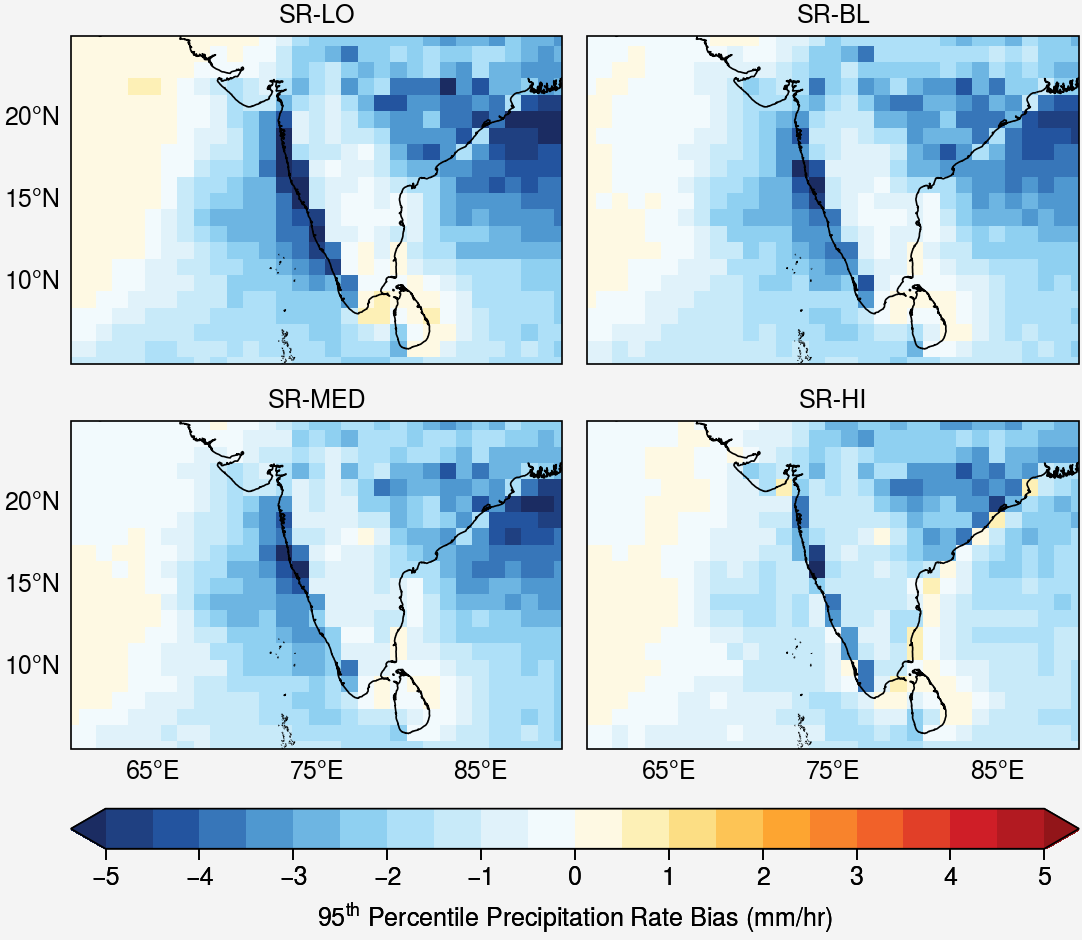
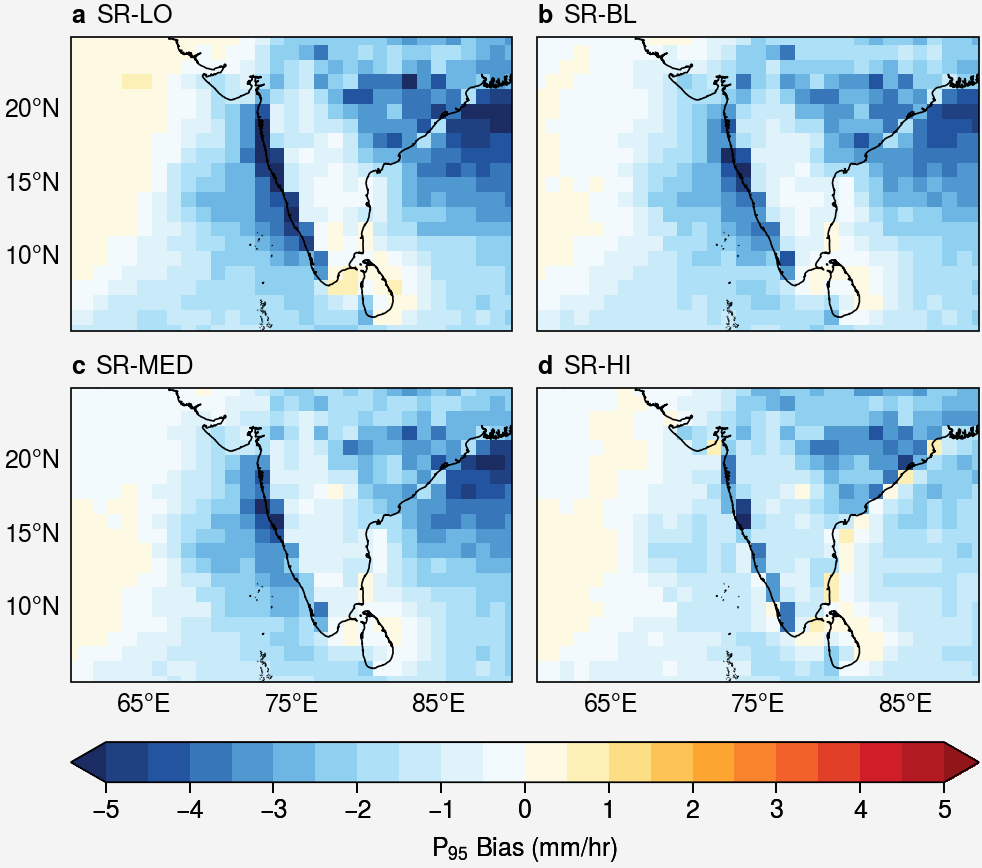
Code edit (unified diff) that turned the first committed figure into the second:
--- before
+++ after
@@ -1,3 +1,3 @@
-fig,axs = pplt.subplots(nrows=2,ncols=2,proj='cyl',figwidth=5.5,share=True)
+fig,axs = pplt.subplots(nrows=2,ncols=2,proj='cyl',figwidth=5,share=True)
 axs.format(coast=True,latlim=LATRANGE,lonlim=LONRANGE,latlines=[10,15,20],lonlines=[65,75,85],grid=False)
 axs[-1,:].format(lonlabels='b')
@@ -7,5 +7,6 @@
     m = ax.pcolormesh(bias.lon,bias.lat,bias,cmap='ColdHot',vmin=-5,vmax=5,levels=21,extend='both')
     ax.format(title=MODELDICT[name]['label'])
-fig.colorbar(m,loc='b',label='95$^{th}$ Percentile Precipitation Rate Bias (mm/hr)',ticks=1)
+fig.colorbar(m,loc='b',label='$P_{95}$ Bias (mm/hr)',ticks=1)
+axs.format(abc=True,titleloc='l')
 pplt.show()
 fig.save('../figs/fig_S3.jpg')

Commit: Changes